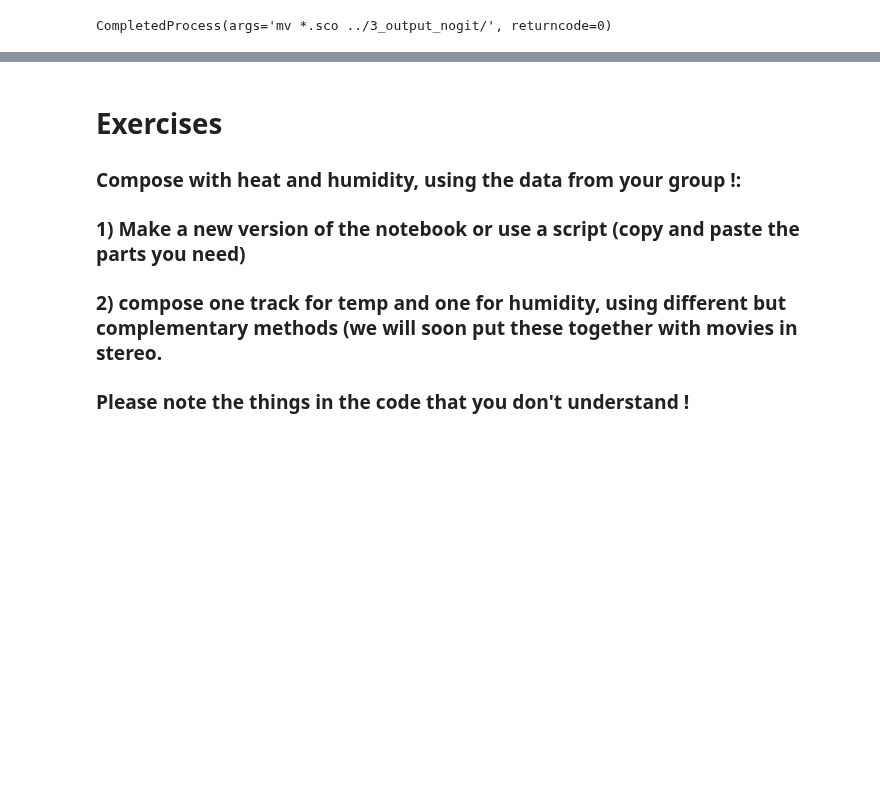
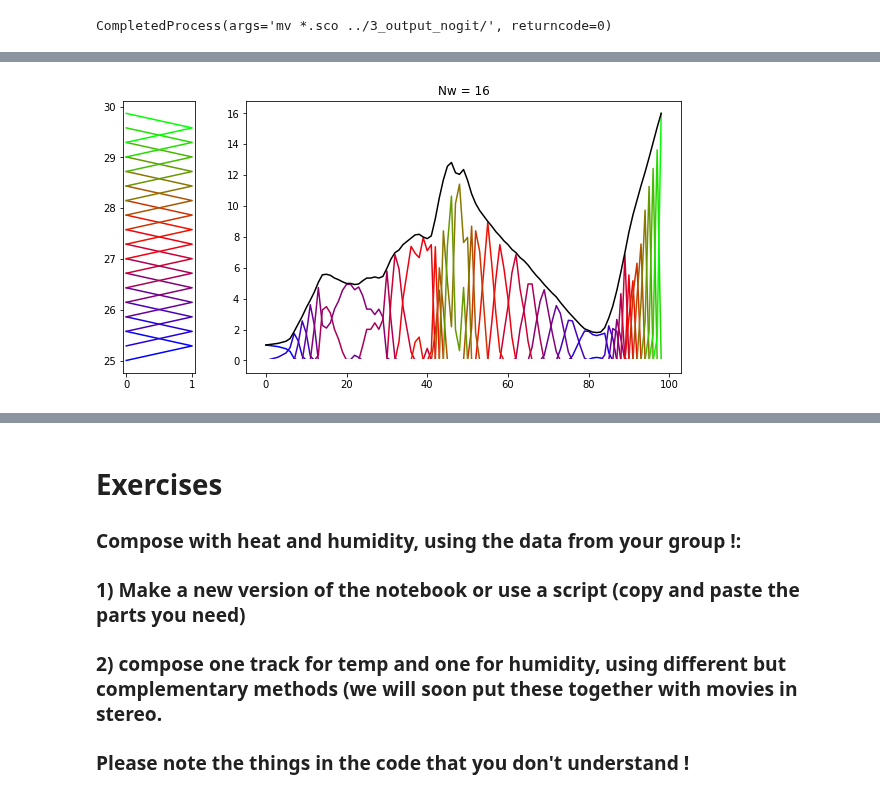
Before and after one commit to benholtzman/datamovies, a Jupyter notebook: 1_codes/s04_DataDrivenRTcmix.ipynb, the cells around one changed output, grey strips where cells are left out. Drawn from its saved outputs; the diff is of its cells as text; code cells hidden in the pictures; blank space fills up the shorter version.

```diff
--- a/1_codes/s04_DataDrivenRTcmix.ipynb
+++ b/1_codes/s04_DataDrivenRTcmix.ipynb
@@ -449,0 +523,38 @@ CompletedProcess(args='mv *.sco ../3_output_nogit/', returncode=0)
+# %%
+saveas = '.png'
+figname = base_name + saveas
+
+fig = plt.figure(figsize=(10, 5))
+gs = gridspec.GridSpec(1, 2, width_ratios=[1, 6])
+
+cmap = cm.get_cmap('brg')
+colors = cm.brg(np.linspace(0,1,Nw))
+
+ax0 = plt.subplot(gs[0])
+#plt.subplot(2,1,1)
+for i,c in enumerate(centers):
+    xWF = np.linspace(c-hw,c+hw,len(yWF))
+    #plt.plot(xWF,yWF)
+    ax0.plot(yWF,xWF, color=colors[i])
+
+    for j,val in enumerate(data):
+        env_ra[i,j] = np.interp(val,xWF,yWF)*extra_W[i]
+
+env_tot = np.sum(env_ra,0)
+
+ax1 = plt.subplot(gs[1])
+#plt.subplot(2,1,2)
+for i in range(Nw):
+    #plt.plot(env_ra[i,:])
+    ax1.plot(env_ra[i,:],color=colors[i])
+
+#plt.plot(env_tot[:], 'k')
+ax1.plot(env_tot[:], 'k')
+
+ax1.plot(np.zeros(len(env_tot)), 'w',linewidth=3)
+ttltext = 'Nw = '+str(Nw) #  + ', '
+ax1.set_title(ttltext)
+
+fig.savefig(figname)
+# %% [output]
+[figure, added]
```
Also changed, not shown: parts of 28 cells of this notebook, 1 other file.
